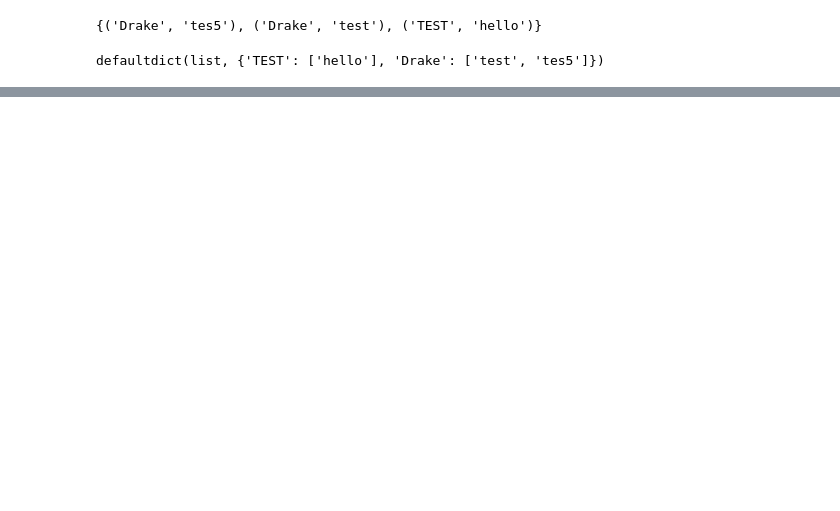
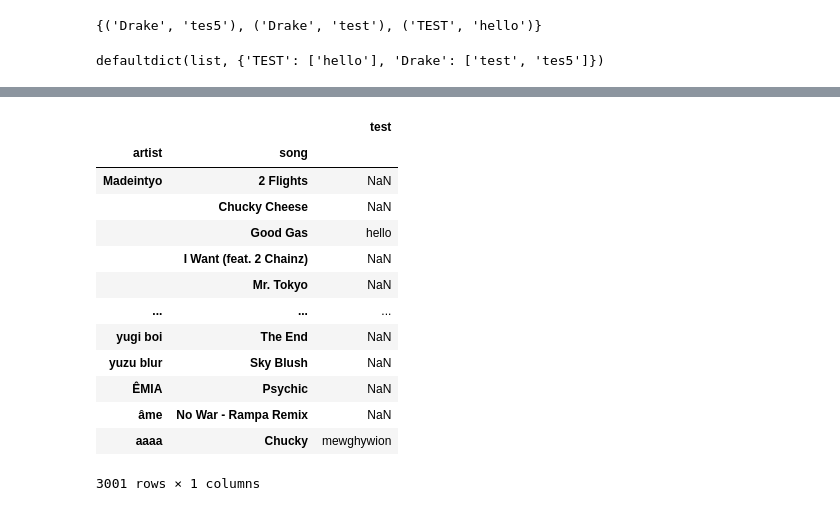
Before and after one commit to LeChase/spotify_hist, a Jupyter notebook: testing.ipynb, the cells around one changed output, grey strips where cells are left out. Cells and saved outputs as stored; diff of their text form; code cells hidden in the pictures; blank space fills up the shorter version.

```diff
--- a/testing.ipynb
+++ b/testing.ipynb
@@ -313,0 +589,17 @@ def unflatten_dict(list_tups):
+# %%
+df.drop(('Madeintyo', 'Cashing Out'))
+# %% [output]
+|  |  | test |
+| artist | song |  |
+| Madeintyo | 2 Flights | NaN |
+|  | Chucky Cheese | NaN |
+|  | Good Gas | hello |
+|  | I Want (feat. 2 Chainz) | NaN |
+|  | Mr. Tokyo | NaN |
+| ... | ... | ... |
+| yugi boi | The End | NaN |
+| yuzu blur | Sky Blush | NaN |
+| ÊMIA | Psychic | NaN |
+| âme | No War - Rampa Remix | NaN |
+| aaaa | Chucky | mewghywion |
+3001 rows × 1 columns
```
Also changed, not shown: parts of 70 cells of this notebook, 7 other files.
